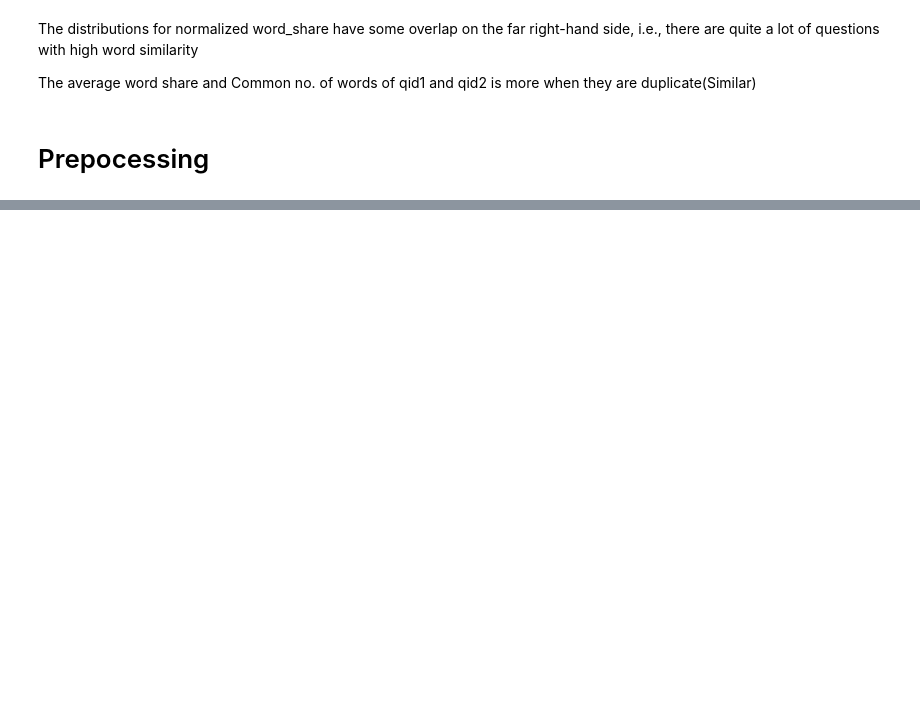
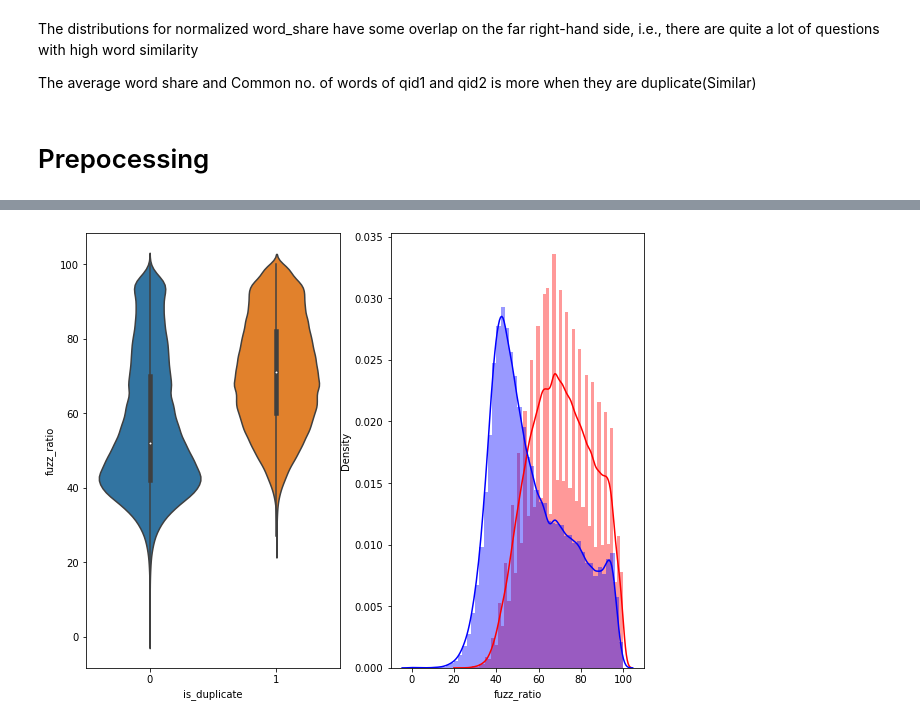
Before and after one commit to malazbw/Kaggle-Notebooks, a Jupyter notebook: Quora Question Pairs/EDA.ipynb, the cells around one changed output, grey strips where cells are left out. Drawn from its saved outputs; the diff is of its cells as text; code cells hidden in the pictures; blank space fills up the shorter version.

```diff
--- a/Quora Question Pairs/EDA.ipynb
+++ b/Quora Question Pairs/EDA.ipynb
@@ -326,0 +317,12 @@ train_df = extract_features(train_df)
+# %%
+plt.figure(figsize=(10, 8))
+
+plt.subplot(1,2,1)
+sns.violinplot(x = 'is_duplicate', y = 'fuzz_ratio', data = train_df[0:] , )
+
+plt.subplot(1,2,2)
+sns.distplot(train_df[train_df['is_duplicate'] == 1.0]['fuzz_ratio'][0:] , label = "1", color = 'red')
+sns.distplot(train_df[train_df['is_duplicate'] == 0.0]['fuzz_ratio'][0:] , label = "0" , color = 'blue' )
+plt.show()
+# %% [output]
+[figure, added]
```
Also changed, not shown: parts of 18 cells of this notebook.
